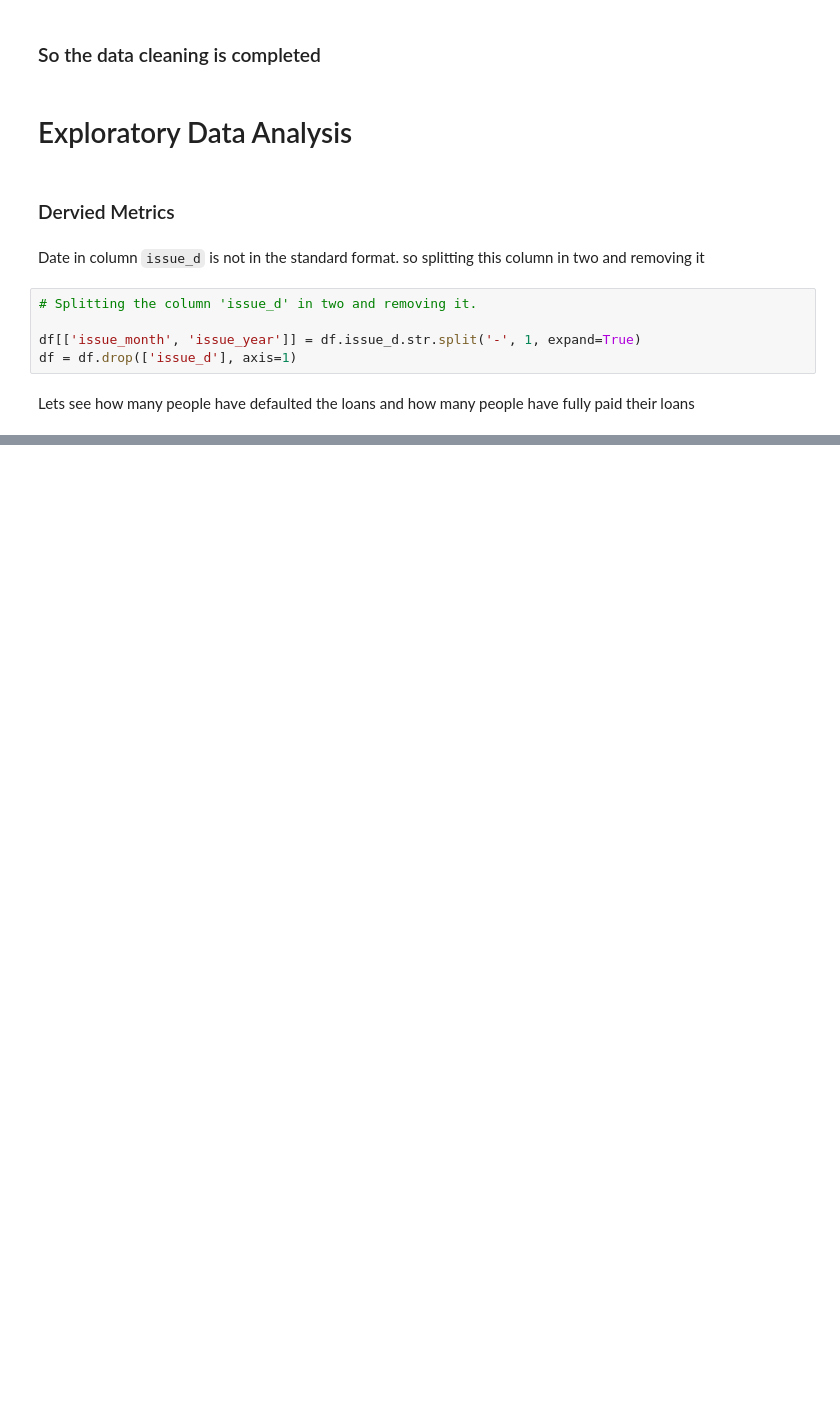
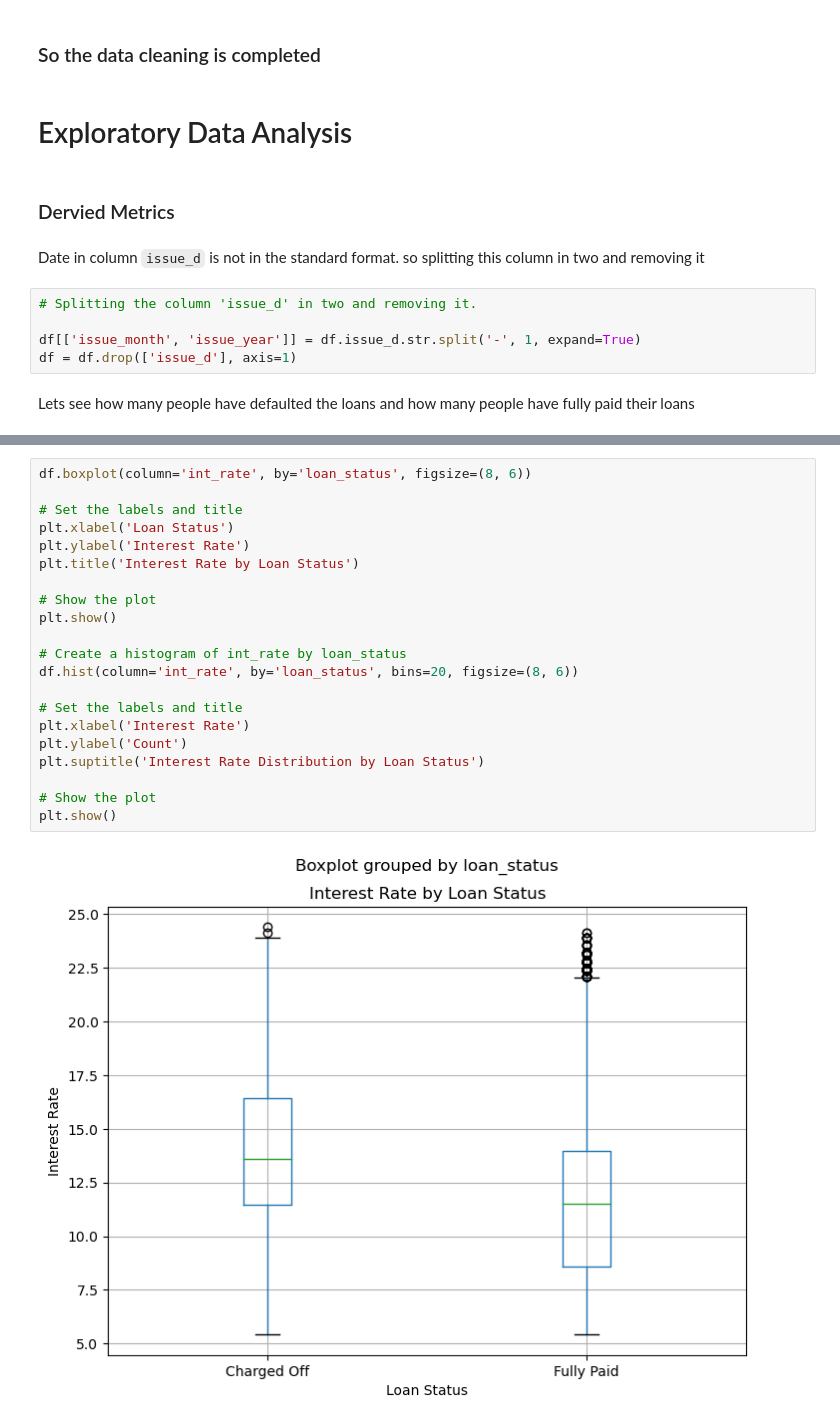
Before and after one commit to philipfranklin/LendingClubCaseStudy, a Jupyter notebook: default_analysis.ipynb, the cells around one changed output, grey strips where cells are left out. Saved outputs shown, nothing was run; the diff lists cells and outputs as text; blank space fills up the shorter version.

```diff
--- a/default_analysis.ipynb
+++ b/default_analysis.ipynb
@@ -336,0 +405,23 @@ sns.countplot(data=df, x='loan_status')
+# %%
+df.boxplot(column='int_rate', by='loan_status', figsize=(8, 6))
+
+# Set the labels and title
+plt.xlabel('Loan Status')
+plt.ylabel('Interest Rate')
+plt.title('Interest Rate by Loan Status')
+
+# Show the plot
+plt.show()
+
+# Create a histogram of int_rate by loan_status
+df.hist(column='int_rate', by='loan_status', bins=20, figsize=(8, 6))
+
+# Set the labels and title
+plt.xlabel('Interest Rate')
+plt.ylabel('Count')
+plt.suptitle('Interest Rate Distribution by Loan Status')
+
+# Show the plot
+plt.show()
+# %% [output]
+[figure, added]
```
Also changed, not shown: parts of 20 cells of this notebook.
